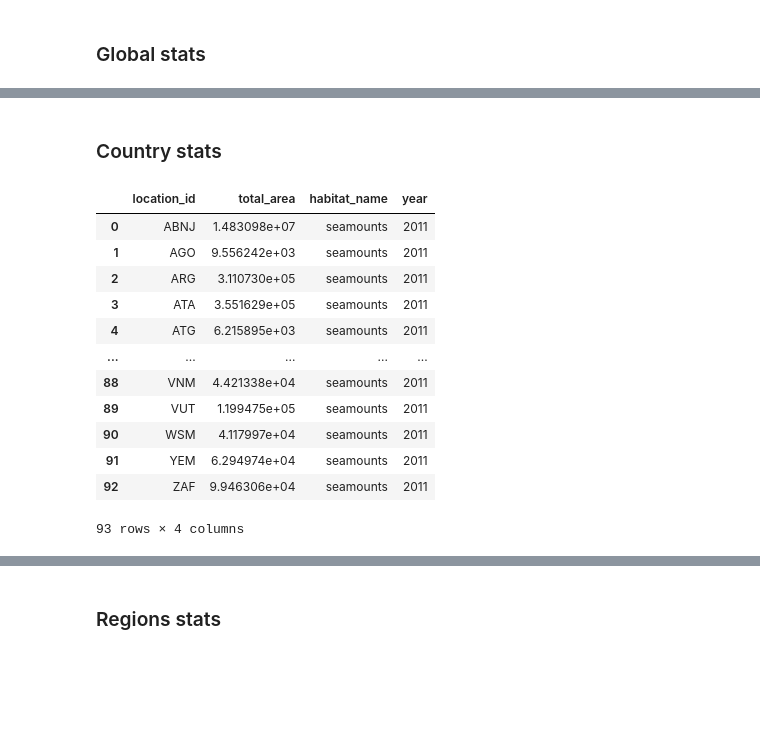
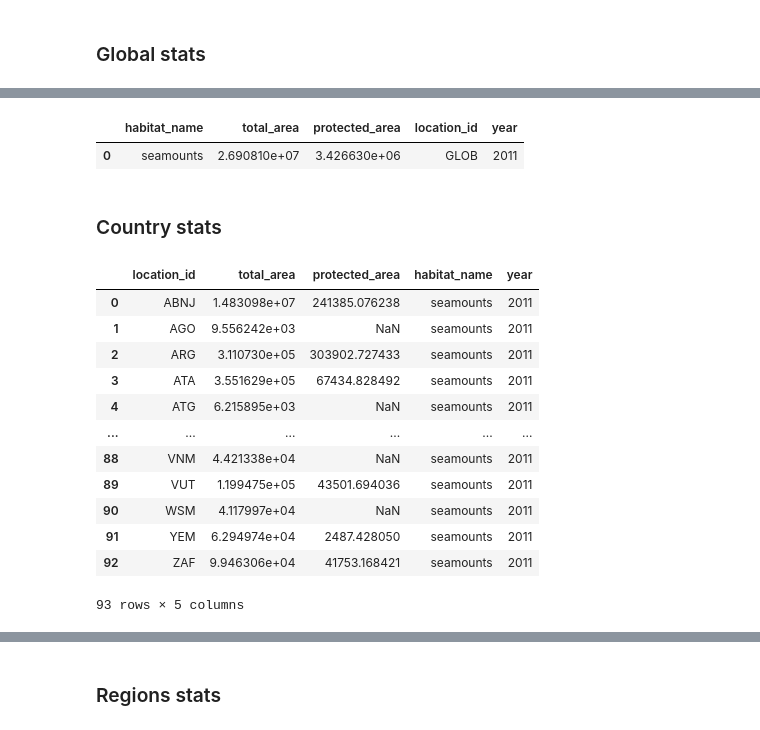
Before and after one commit to Vizzuality/skytruth-30x30, a Jupyter notebook: data/notebooks/habitats.ipynb, the cells around one changed output, grey strips where cells are left out. Drawn from its saved outputs; the diff is of its cells as text; code cells hidden in the pictures; blank space fills up the shorter version.

Commit message:
changes to habitats notebook

```diff
--- a/data/notebooks/habitats.ipynb
+++ b/data/notebooks/habitats.ipynb
@@ -278,9 +284,14 @@ def concatenate_iso(row):
 
 seamounts_eez['iso'] = seamounts_eez.apply(concatenate_iso, axis=1)
 # %%
-# Check which seamounts are protectec
+# Check which seamounts are protected
 seamounts_wdpa = gpd.sjoin(seamounts, protected_areas, how="left", predicate="within")
 seamounts_wdpa['protection'] = "no"
 seamounts_wdpa.loc[~seamounts_wdpa['index_right'].isna(), 'protection'] = "yes"
-# Remove rows in which protection is "no"
-seamounts_wdpa = seamounts_wdpa[seamounts_wdpa['protection'] != "no"]
+
+# Keep relevant fields
+seamounts_wdpa = seamounts_wdpa[['PEAKID', 'protection']]
+# %%
+# Merge information about protection with seamounts_eez and keep only relevant fields
+seamounts_eez_protection = seamounts_eez.merge(seamounts_wdpa, how="left", on='PEAKID')[['PEAKID', 'iso', 'AREA2D', 'protection', 'geometry']]
+seamounts_eez_protection.head()
@@ -314,35 +307,60 @@ seamounts_global
+# %%
+# Calculate the total_area (sum of AREA2D for all seamounts)
+total_area = seamounts_eez_protection['AREA2D'].sum()
+
+# Calculate the protected_area (sum of AREA2D for seamounts where 'protection' is 'yes')
+protected_area = seamounts_eez_protection.loc[seamounts_eez_protection['protection'] == 'yes', 'AREA2D'].sum()
+
+# Create a DataFrame with the results
+seamounts_global = pd.DataFrame({
+    'habitat_name': ['seamounts'],
+    'total_area': [total_area],
+    'protected_area': [protected_area],
+    'location_id': ['GLOB'],
+    'year': [2011]
+})
+
+seamounts_global
+# %% [output]
+|  | habitat_name | total_area | protected_area | location_id | year |
+| 0 | seamounts | 2.690810e+07 | 3.426630e+06 | GLOB | 2011 |
 # %% [markdown]
 ### Country stats
 # %%
 # Split the 'iso_code' values and create separate rows only for those with multiple values
-mask = seamounts_eez['iso'].str.contains(';', na=False)
-split_rows = seamounts_eez[mask].copy()
+mask = seamounts_eez_protection['iso'].str.contains(';', na=False)
+split_rows = seamounts_eez_protection[mask].copy()
 split_rows['iso'] = split_rows['iso'].str.split(';')
 split_rows = split_rows.explode('iso')
 
 # Keep rows with single values in 'iso_code'
-single_value_rows = seamounts_eez[~mask]
+single_value_rows = seamounts_eez_protection[~mask]
 
 # Concatenate the exploded rows with the single value rows
-seamounts_eez_new = pd.concat([single_value_rows, split_rows], ignore_index=True)
+seamounts_eez_iso = pd.concat([single_value_rows, split_rows], ignore_index=True)
+# %%
+# Calculate the total_area (sum of AREA2D for all seamounts)
+total_area_iso = seamounts_eez_iso.groupby(['iso']).agg({'AREA2D': 'sum'}).reset_index().rename(columns={'AREA2D': 'total_area'})
+
+# Calculate the protected_area_iso (sum of AREA2D for seamounts where 'protection' is 'yes' grouped by 'iso')
+protected_area_iso = seamounts_eez_iso.loc[seamounts_eez_iso['protection'] == 'yes'].groupby('iso')['AREA2D'].sum().reset_index().rename(columns={'AREA2D': 'protected_area'})
 # %%
-# Get area of seamounts per iso
-seamounts_iso = seamounts_eez_new.groupby(['iso']).agg({'AREA2D': 'sum'}).reset_index()
-seamounts_iso = seamounts_iso.rename(columns={'AREA2D': 'total_area', 'iso': 'location_id'})
+# Merge total_area_iso and protected_area_iso DataFrames on 'iso'
+seamounts_iso = total_area_iso.merge(protected_area_iso, how='left', on='iso').rename(columns={'iso': 'location_id'})
 seamounts_iso['habitat_name'] = 'seamounts'
 seamounts_iso['year'] = 2011
 seamounts_iso
 # %% [output]
-|  | location_id | total_area | habitat_name | year |
-| 0 | ABNJ | 1.483098e+07 | seamounts | 2011 |
-| 1 | AGO | 9.556242e+03 | seamounts | 2011 |
-| 2 | ARG | 3.110730e+05 | seamounts | 2011 |
-| 3 | ATA | 3.551629e+05 | seamounts | 2011 |
-| 4 | ATG | 6.215895e+03 | seamounts | 2011 |
-| ... | ... | ... | ... | ... |
-| 88 | VNM | 4.421338e+04 | seamounts | 2011 |
-| 89 | VUT | 1.199475e+05 | seamounts | 2011 |
-| 90 | WSM | 4.117997e+04 | seamounts | 2011 |
-| 91 | YEM | 6.294974e+04 | seamounts | 2011 |
-| 92 | ZAF | 9.946306e+04 | seamounts | 2011 |
+|  | location_id | total_area | protected_area | habitat_name | year |
+| 0 | ABNJ | 1.483098e+07 | 241385.076238 | seamounts | 2011 |
+| 1 | AGO | 9.556242e+03 | NaN | seamounts | 2011 |
+| 2 | ARG | 3.110730e+05 | 303902.727433 | seamounts | 2011 |
+| 3 | ATA | 3.551629e+05 | 67434.828492 | seamounts | 2011 |
+| 4 | ATG | 6.215895e+03 | NaN | seamounts | 2011 |
+| ... | ... | ... | ... | ... | ... |
+| 88 | VNM | 4.421338e+04 | NaN | seamounts | 2011 |
+| 89 | VUT | 1.199475e+05 | 43501.694036 | seamounts | 2011 |
+| 90 | WSM | 4.117997e+04 | NaN | seamounts | 2011 |
+| 91 | YEM | 6.294974e+04 | 2487.428050 | seamounts | 2011 |
+| 92 | ZAF | 9.946306e+04 | 41753.168421 | seamounts | 2011 |
-93 rows × 4 columns
+93 rows × 5 columns
```
Also changed, not shown: parts of 33 cells of this notebook.
